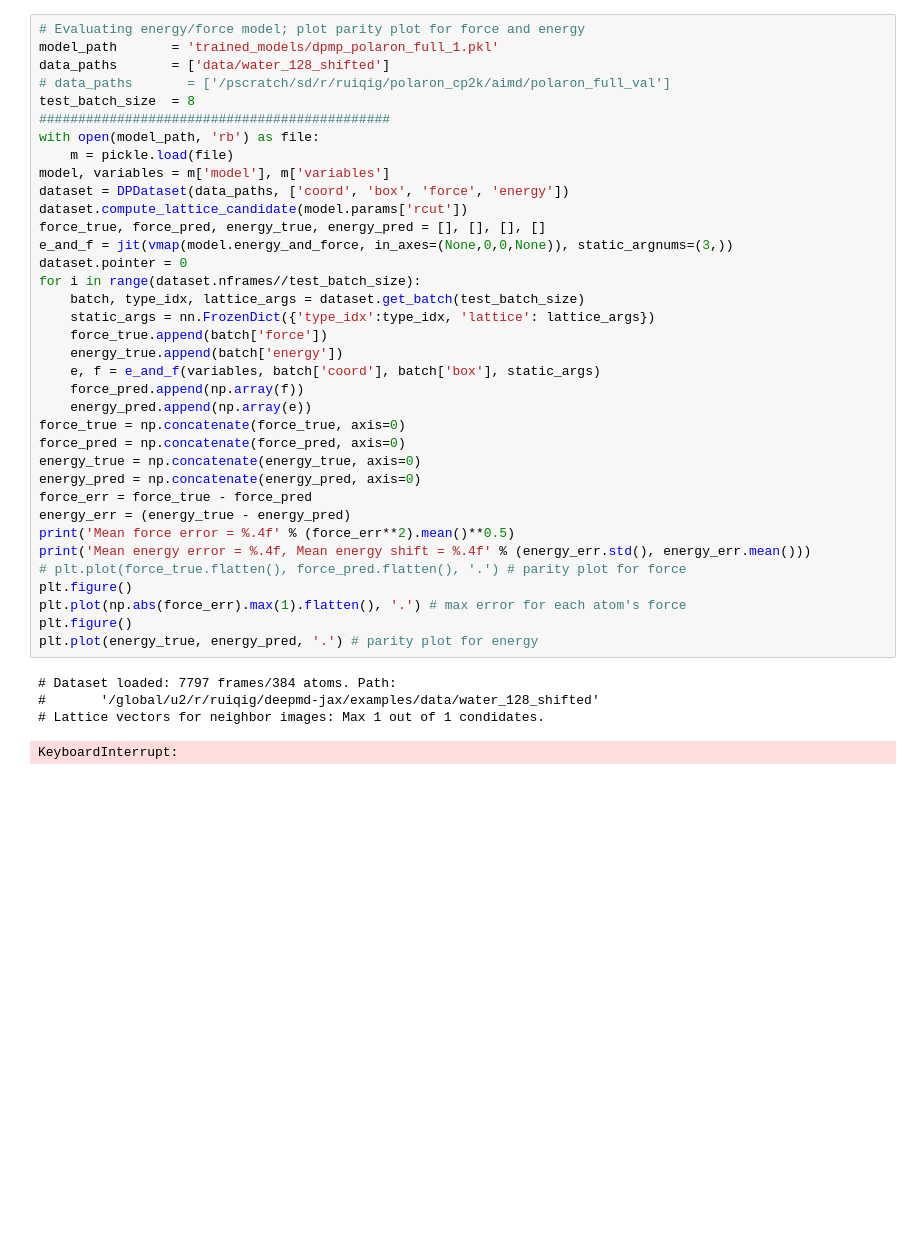
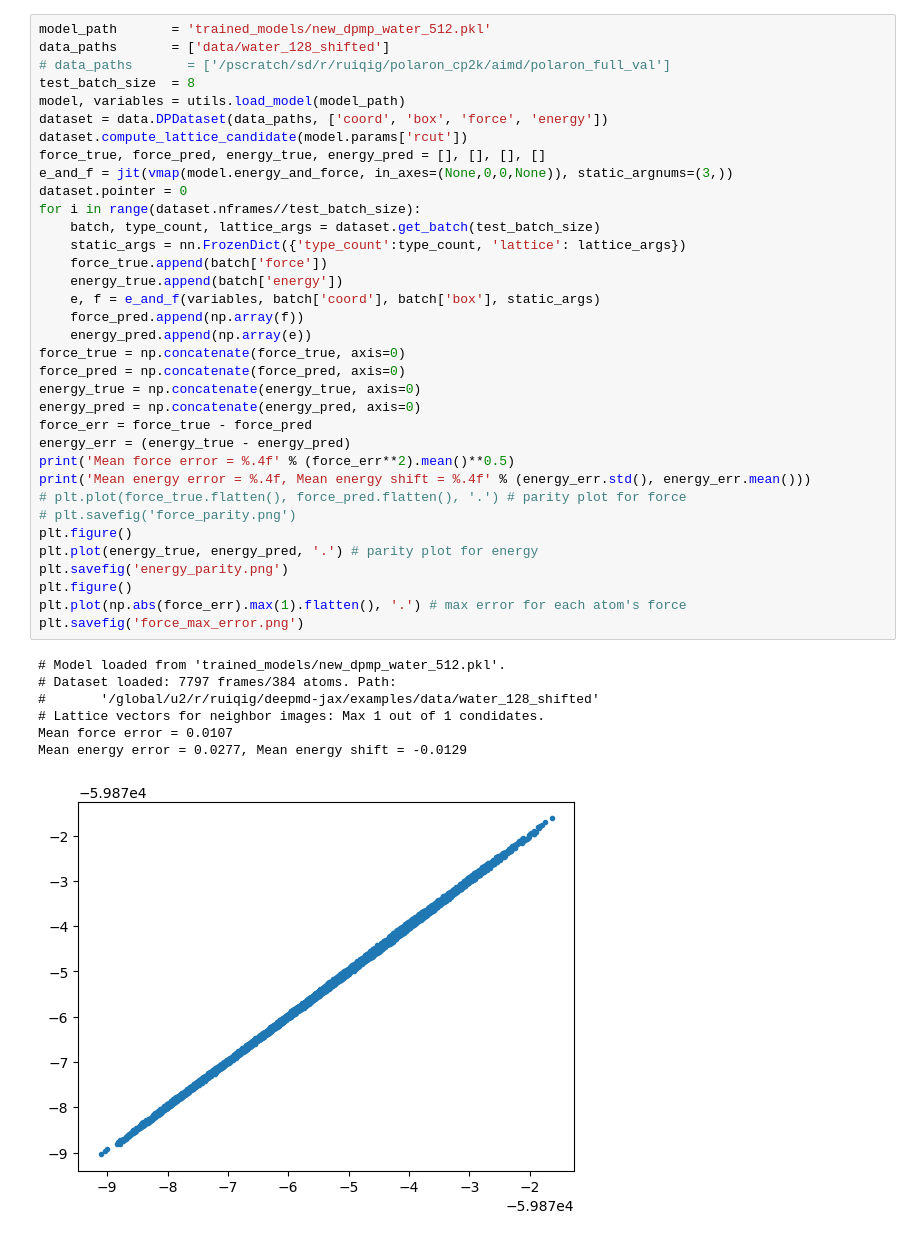
Before and after one commit to SparkyTruck/deepmd-jax, a Jupyter notebook: examples/evaluate.ipynb, the cells around one changed output. Saved outputs shown, nothing was run; the diff lists cells and outputs as text; blank space fills up the shorter version.

```diff
--- a/examples/evaluate.ipynb
+++ b/examples/evaluate.ipynb
@@ -26,41 +25,43 @@ env: XLA_PYTHON_CLIENT_PREALLOCATE=false
 # %%
-# Evaluating energy/force model; plot parity plot for force and energy
-model_path       = 'trained_models/dpmp_polaron_full_1.pkl'
+model_path       = 'trained_models/new_dpmp_water_512.pkl'
 data_paths       = ['data/water_128_shifted']
 # data_paths       = ['/pscratch/sd/r/ruiqig/polaron_cp2k/aimd/polaron_full_val']
 test_batch_size  = 8
-#############################################
-with open(model_path, 'rb') as file:
-    m = pickle.load(file)
-model, variables = m['model'], m['variables']
-dataset = DPDataset(data_paths, ['coord', 'box', 'force', 'energy'])
+model, variables = utils.load_model(model_path)
+dataset = data.DPDataset(data_paths, ['coord', 'box', 'force', 'energy'])
 dataset.compute_lattice_candidate(model.params['rcut'])
 force_true, force_pred, energy_true, energy_pred = [], [], [], []
 e_and_f = jit(vmap(model.energy_and_force, in_axes=(None,0,0,None)), static_argnums=(3,))
 dataset.pointer = 0
 for i in range(dataset.nframes//test_batch_size):
-    batch, type_idx, lattice_args = dataset.get_batch(test_batch_size)
-    static_args = nn.FrozenDict({'type_idx':type_idx, 'lattice': lattice_args})
+    batch, type_count, lattice_args = dataset.get_batch(test_batch_size)
+    static_args = nn.FrozenDict({'type_count':type_count, 'lattice': lattice_args})
     force_true.append(batch['force'])
     energy_true.append(batch['energy'])
     e, f = e_and_f(variables, batch['coord'], batch['box'], static_args)
     force_pred.append(np.array(f))
     energy_pred.append(np.array(e))
 force_true = np.concatenate(force_true, axis=0)
 force_pred = np.concatenate(force_pred, axis=0)
 energy_true = np.concatenate(energy_true, axis=0)
 energy_pred = np.concatenate(energy_pred, axis=0)
 force_err = force_true - force_pred
 energy_err = (energy_true - energy_pred)
 print('Mean force error = %.4f' % (force_err**2).mean()**0.5)
 print('Mean energy error = %.4f, Mean energy shift = %.4f' % (energy_err.std(), energy_err.mean()))
 # plt.plot(force_true.flatten(), force_pred.flatten(), '.') # parity plot for force
+# plt.savefig('force_parity.png')
+plt.figure()
+plt.plot(energy_true, energy_pred, '.') # parity plot for energy
+plt.savefig('energy_parity.png')
 plt.figure()
 plt.plot(np.abs(force_err).max(1).flatten(), '.') # max error for each atom's force
-plt.figure()
-plt.plot(energy_true, energy_pred, '.') # parity plot for energy
+plt.savefig('force_max_error.png')
 # %% [output]
+# Model loaded from 'trained_models/new_dpmp_water_512.pkl'.
 # Dataset loaded: 7797 frames/384 atoms. Path:
 #       '/global/u2/r/ruiqig/deepmd-jax/examples/data/water_128_shifted'
 # Lattice vectors for neighbor images: Max 1 out of 1 condidates.
+Mean force error = 0.0107
+Mean energy error = 0.0277, Mean energy shift = -0.0129
-KeyboardInterrupt:
+[figure, added]
```
Also changed, not shown: parts of 16 cells of this notebook, 11 other files.
